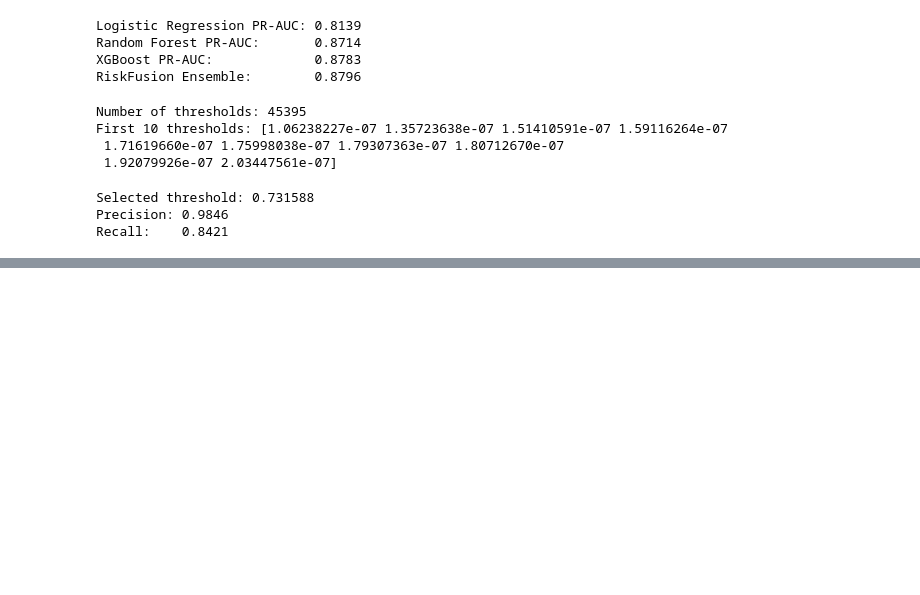
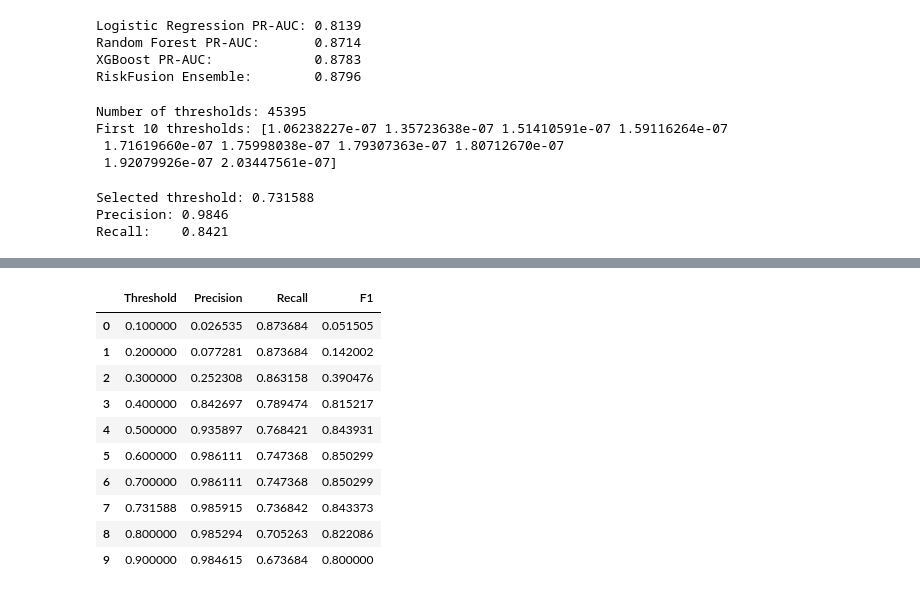
Before and after one commit to priyanshu-sahani-10/RiskFusion, a Jupyter notebook: notebooks/01_eda.ipynb, the cells around one changed output, grey strips where cells are left out. Cells and saved outputs as stored; diff of their text form; code cells hidden in the pictures; blank space fills up the shorter version.

```diff
--- a/notebooks/01_eda.ipynb
+++ b/notebooks/01_eda.ipynb
@@ -700,0 +743,9 @@ Recall:    0.8421
+# %%
+test_prob_lr = lr_final.predict_proba(X_test_final_scaled)[:, 1]
+test_prob_rf = rf_final.predict_proba(X_test)[:, 1]
+test_prob_xgb = xgb_final.predict_proba(X_test)[:, 1]
+
+print("Test probabilities generated!")
+print("LR :", test_prob_lr.shape)
+print("RF :", test_prob_rf.shape)
+print("XGB:", test_prob_xgb.shape)
@@ -700,0 +757,11 @@ Recall:    0.8421
+# %%
+final_test_prob = (
+    best_weights[0] * test_prob_lr +
+    best_weights[1] * test_prob_rf +
+    best_weights[2] * test_prob_xgb
+)
+
+print("Final RiskFusion probabilities generated!")
+print("Shape:", final_test_prob.shape)
+print("Min probability:", final_test_prob.min())
+print("Max probability:", final_test_prob.max())
@@ -700,0 +810,32 @@ Recall:    0.8421
+# %%
+from sklearn.metrics import precision_score, recall_score
+
+threshold_values = [0.1, 0.2, 0.3, 0.4, 0.5, 0.6, 0.7, 0.731588, 0.8, 0.9]
+
+threshold_results = []
+
+for threshold in threshold_values:
+    predictions = (final_test_prob >= threshold).astype(int)
+
+    threshold_results.append({
+        "Threshold": threshold,
+        "Precision": precision_score(y_test, predictions, zero_division=0),
+        "Recall": recall_score(y_test, predictions, zero_division=0),
+        "F1": f1_score(y_test, predictions, zero_division=0)
+    })
+
+threshold_df = pd.DataFrame(threshold_results)
+
+threshold_df
+# %% [output]
+|  | Threshold | Precision | Recall | F1 |
+| 0 | 0.100000 | 0.026535 | 0.873684 | 0.051505 |
+| 1 | 0.200000 | 0.077281 | 0.873684 | 0.142002 |
+| 2 | 0.300000 | 0.252308 | 0.863158 | 0.390476 |
+| 3 | 0.400000 | 0.842697 | 0.789474 | 0.815217 |
+| 4 | 0.500000 | 0.935897 | 0.768421 | 0.843931 |
+| 5 | 0.600000 | 0.986111 | 0.747368 | 0.850299 |
+| 6 | 0.700000 | 0.986111 | 0.747368 | 0.850299 |
+| 7 | 0.731588 | 0.985915 | 0.736842 | 0.843373 |
+| 8 | 0.800000 | 0.985294 | 0.705263 | 0.822086 |
+| 9 | 0.900000 | 0.984615 | 0.673684 | 0.800000 |
```
Also changed, not shown: parts of 17 cells of this notebook, 4 other files.
